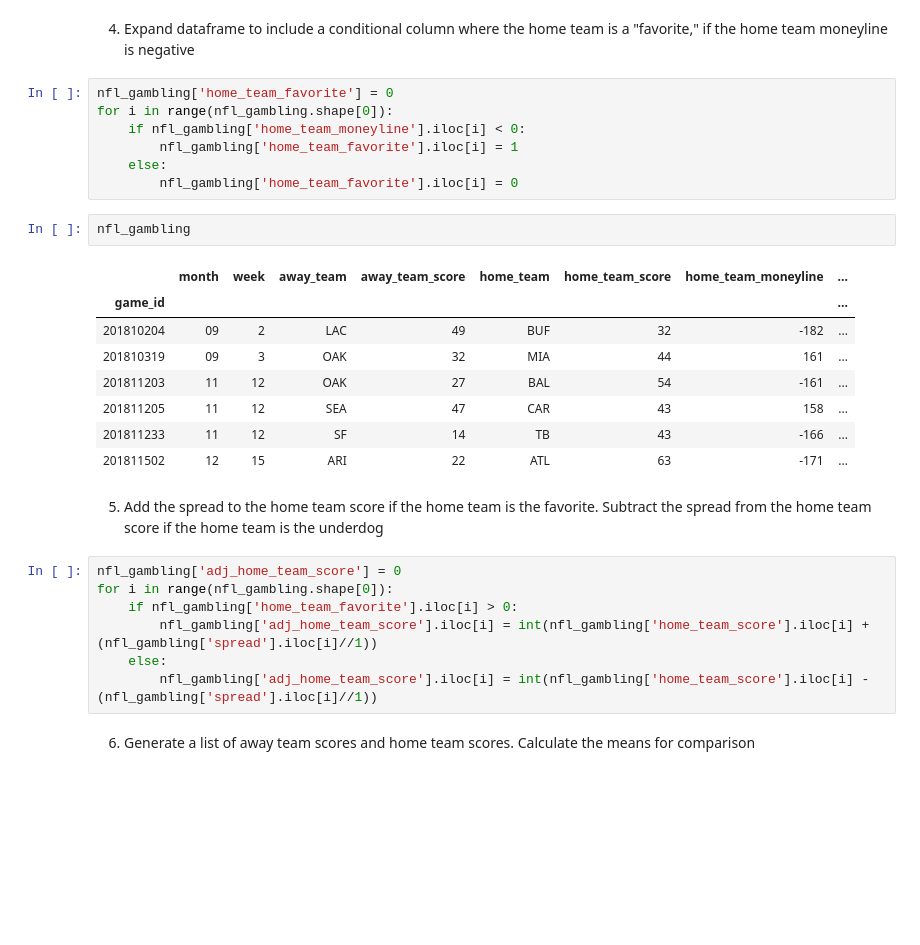
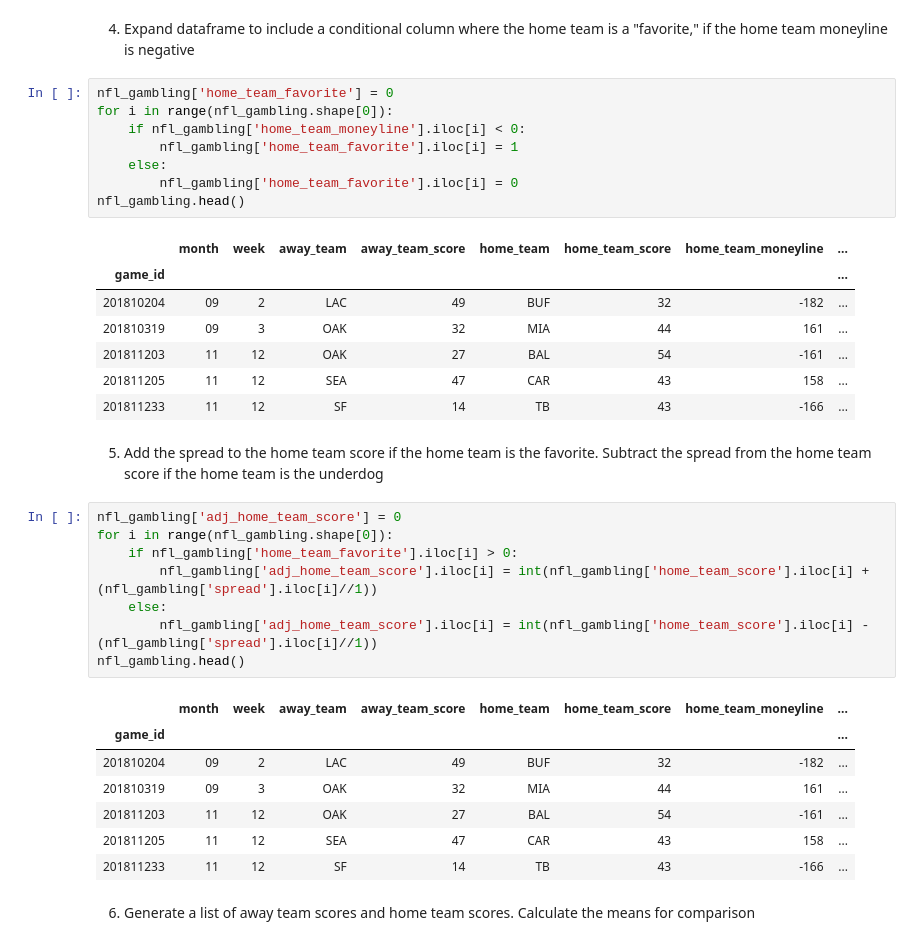
Before and after one commit to jprinfret/home_field_advantage, a Jupyter notebook: evaluating_home_field_advantage.ipynb, the cells around one changed output. Saved outputs shown, nothing was run; the diff lists cells and outputs as text; blank space fills up the shorter version.

```diff
--- a/evaluating_home_field_advantage.ipynb
+++ b/evaluating_home_field_advantage.ipynb
@@ -666,21 +806,19 @@ nfl_gambling.dropna(inplace=True)
 # %%
 nfl_gambling['home_team_favorite'] = 0
 for i in range(nfl_gambling.shape[0]):
     if nfl_gambling['home_team_moneyline'].iloc[i] < 0:
         nfl_gambling['home_team_favorite'].iloc[i] = 1
     else:
         nfl_gambling['home_team_favorite'].iloc[i] = 0
+nfl_gambling.head()
+# %% [output]
+|  | month | week | away_team | away_team_score | home_team | home_team_score | home_team_moneyline | ... |
+| game_id |  |  |  |  |  |  |  | ... |
+| 201810204 | 09 | 2 | LAC | 49 | BUF | 32 | -182 | ... |
+| 201810319 | 09 | 3 | OAK | 32 | MIA | 44 | 161 | ... |
+| 201811203 | 11 | 12 | OAK | 27 | BAL | 54 | -161 | ... |
+| 201811205 | 11 | 12 | SEA | 47 | CAR | 43 | 158 | ... |
+| 201811233 | 11 | 12 | SF | 14 | TB | 43 | -166 | ... |
-# %%
-nfl_gambling
-# %% [output]
-|  | month | week | away_team | away_team_score | home_team | home_team_score | home_team_moneyline | ... |
-| game_id |  |  |  |  |  |  |  | ... |
-| 201810204 | 09 | 2 | LAC | 49 | BUF | 32 | -182 | ... |
-| 201810319 | 09 | 3 | OAK | 32 | MIA | 44 | 161 | ... |
-| 201811203 | 11 | 12 | OAK | 27 | BAL | 54 | -161 | ... |
-| 201811205 | 11 | 12 | SEA | 47 | CAR | 43 | 158 | ... |
-| 201811233 | 11 | 12 | SF | 14 | TB | 43 | -166 | ... |
-| 201811502 | 12 | 15 | ARI | 22 | ATL | 63 | -171 | ... |
 # %% [markdown]
 5. Add the spread to the home team score if the home team is the favorite. Subtract the spread from the home team score if the home team is the underdog
 # %%
@@ -690,6 +828,15 @@ for i in range(nfl_gambling.shape[0]):
         nfl_gambling['adj_home_team_score'].iloc[i] = int(nfl_gambling['home_team_score'].iloc[i] + (nfl_gambling['spread'].iloc[i]//1))
     else:
         nfl_gambling['adj_home_team_score'].iloc[i] = int(nfl_gambling['home_team_score'].iloc[i] - (nfl_gambling['spread'].iloc[i]//1))
+nfl_gambling.head()
+# %% [output]
+|  | month | week | away_team | away_team_score | home_team | home_team_score | home_team_moneyline | ... |
+| game_id |  |  |  |  |  |  |  | ... |
+| 201810204 | 09 | 2 | LAC | 49 | BUF | 32 | -182 | ... |
+| 201810319 | 09 | 3 | OAK | 32 | MIA | 44 | 161 | ... |
+| 201811203 | 11 | 12 | OAK | 27 | BAL | 54 | -161 | ... |
+| 201811205 | 11 | 12 | SEA | 47 | CAR | 43 | 158 | ... |
+| 201811233 | 11 | 12 | SF | 14 | TB | 43 | -166 | ... |
 # %% [markdown]
 6. Generate a list of away team scores and home team scores. Calculate the means for comparison
 # %%
```
Also changed, not shown: parts of 15 cells of this notebook.
